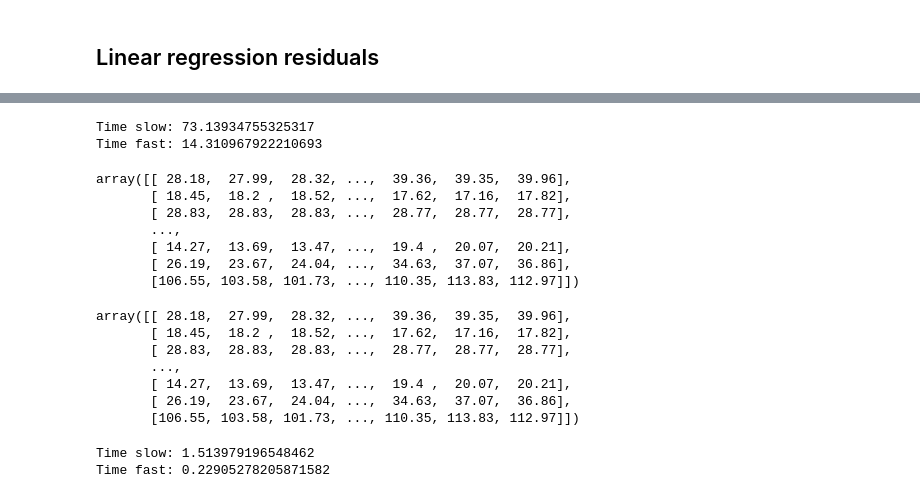
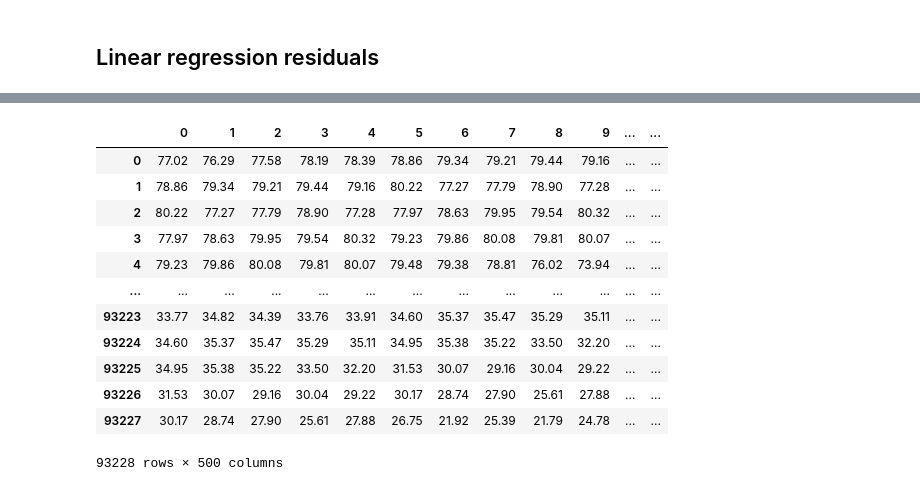
Before and after one commit to DomStan/stonk-rank, a Jupyter notebook: stonks_notebook.ipynb, the cells around one changed output, grey strips where cells are left out. Saved outputs shown, nothing was run; the diff lists cells and outputs as text; code cells hidden in the pictures.

```diff
--- a/stonks_notebook.ipynb
+++ b/stonks_notebook.ipynb
@@ -189,8 +236,8 @@ def get_residuals_many(X, Y):
         - Y (numpy array of shape (n_pairs, d_time)): matrix of LR inputs Y, each row represents a different regression, corresponding to the same rows in X
         Returns:
         - residuals (numpy array of shape (n_pairs, d_time)): matrix of resulting residuals between vectorized pairs of X and Y
+        - betas (numpy array of shape (n_pairs, 1)): beta coefficients for each linear regression
         - Y_hat (numpy array of shape (n_pairs, d_time)): predictions using X
-        - betas (numpy array of shape (n_pairs, 1)): beta coefficients for each linear regression
     '''
     # Stack 2D matrices into 3D matrices
     X = X.reshape(np.shape(X)[0], np.shape(X)[1], -1)
@@ -211,4 +258,4 @@ def get_residuals_many(X, Y):
     residuals = (Y - Y_hat)
 
     # TODO: Y_hat returned for debugging purposes
-    return (residuals[:, :, 0], Y_hat[:, :, 0], W[:, 0, 0])
+    return (residuals[:, :, 0], W[:, 0, 0], Y_hat[:, :, 0])
@@ -316,34 +436,27 @@ res_roll.shape
+# %%
+pd.DataFrame(X_roll)
+# %% [output]
+|  | 0 | 1 | 2 | 3 | 4 | 5 | 6 | 7 | 8 | 9 | ... | ... |
+| 0 | 77.02 | 76.29 | 77.58 | 78.19 | 78.39 | 78.86 | 79.34 | 79.21 | 79.44 | 79.16 | ... | ... |
+| 1 | 78.86 | 79.34 | 79.21 | 79.44 | 79.16 | 80.22 | 77.27 | 77.79 | 78.90 | 77.28 | ... | ... |
+| 2 | 80.22 | 77.27 | 77.79 | 78.90 | 77.28 | 77.97 | 78.63 | 79.95 | 79.54 | 80.32 | ... | ... |
+| 3 | 77.97 | 78.63 | 79.95 | 79.54 | 80.32 | 79.23 | 79.86 | 80.08 | 79.81 | 80.07 | ... | ... |
+| 4 | 79.23 | 79.86 | 80.08 | 79.81 | 80.07 | 79.48 | 79.38 | 78.81 | 76.02 | 73.94 | ... | ... |
+| ... | ... | ... | ... | ... | ... | ... | ... | ... | ... | ... | ... | ... |
+| 93223 | 33.77 | 34.82 | 34.39 | 33.76 | 33.91 | 34.60 | 35.37 | 35.47 | 35.29 | 35.11 | ... | ... |
+| 93224 | 34.60 | 35.37 | 35.47 | 35.29 | 35.11 | 34.95 | 35.38 | 35.22 | 33.50 | 32.20 | ... | ... |
+| 93225 | 34.95 | 35.38 | 35.22 | 33.50 | 32.20 | 31.53 | 30.07 | 29.16 | 30.04 | 29.22 | ... | ... |
+| 93226 | 31.53 | 30.07 | 29.16 | 30.04 | 29.22 | 30.17 | 28.74 | 27.90 | 25.61 | 27.88 | ... | ... |
+| 93227 | 30.17 | 28.74 | 27.90 | 25.61 | 27.88 | 26.75 | 21.92 | 25.39 | 21.79 | 24.78 | ... | ... |
+93228 rows × 500 columns
 # %%
-t1_fast = time.time()
-res, preds, betas = get_rolling_residuals(X, Y, l_reg=2, l_roll=1, dt=5)
-t2_fast = time.time()
+# t1_fast = time.time()
+# res, betas, preds  = get_rolling_residuals(X, Y, l_reg=2, l_roll=1, dt=5)
+# t2_fast = time.time()
 
-t1_slow = time.time()
-res_slow, preds_slow = get_rolling_slow_residuals(X, Y, l_reg=2, l_roll=1, dt=5)
-t2_slow = time.time()
+# t1_slow = time.time()
+# res_slow, preds_slow = get_rolling_slow_residuals(X, Y, l_reg=2, l_roll=1, dt=5)
+# t2_slow = time.time()
 
-print("Time slow: " + str(t2_slow-t1_slow))
-print("Time fast: " + str(t2_fast-t1_fast))
+# print("Time slow: " + str(t2_slow-t1_slow))
+# print("Time fast: " + str(t2_fast-t1_fast))
-# %% [output]
-Time slow: 73.13934755325317
-Time fast: 14.310967922210693
-# %%
-preds
-# %% [output]
-array([[ 28.18,  27.99,  28.32, ...,  39.36,  39.35,  39.96],
-       [ 18.45,  18.2 ,  18.52, ...,  17.62,  17.16,  17.82],
-       [ 28.83,  28.83,  28.83, ...,  28.77,  28.77,  28.77],
-       ...,
-       [ 14.27,  13.69,  13.47, ...,  19.4 ,  20.07,  20.21],
-       [ 26.19,  23.67,  24.04, ...,  34.63,  37.07,  36.86],
-       [106.55, 103.58, 101.73, ..., 110.35, 113.83, 112.97]])
-# %%
-preds_slow
-# %% [output]
-array([[ 28.18,  27.99,  28.32, ...,  39.36,  39.35,  39.96],
-       [ 18.45,  18.2 ,  18.52, ...,  17.62,  17.16,  17.82],
-       [ 28.83,  28.83,  28.83, ...,  28.77,  28.77,  28.77],
-       ...,
-       [ 14.27,  13.69,  13.47, ...,  19.4 ,  20.07,  20.21],
-       [ 26.19,  23.67,  24.04, ...,  34.63,  37.07,  36.86],
-       [106.55, 103.58, 101.73, ..., 110.35, 113.83, 112.97]])
@@ -352,14 +463,11 @@ res, preds, betas = get_residuals(X, Y)
 # %%
-t1_fast = time.time()
-res, preds, betas = get_residuals_many(X, Y)
-t2_fast = time.time()
+# t1_fast = time.time()
+# res, preds, betas = get_residuals_many(X, Y)
+# t2_fast = time.time()
 
-t1_slow = time.time()
-res_slow, preds_slow, betas_slow = get_slow_residuals_many(X, Y)
-t2_slow = time.time()
+# t1_slow = time.time()
+# res_slow, preds_slow, betas_slow = get_slow_residuals_many(X, Y)
+# t2_slow = time.time()
 
-print("Time slow: " + str(t2_slow-t1_slow))
-print("Time fast: " + str(t2_fast-t1_fast))
+# print("Time slow: " + str(t2_slow-t1_slow))
+# print("Time fast: " + str(t2_fast-t1_fast))
-# %% [output]
-Time slow: 1.513979196548462
-Time fast: 0.22905278205871582
```
Also changed, not shown: parts of 26 cells of this notebook.
